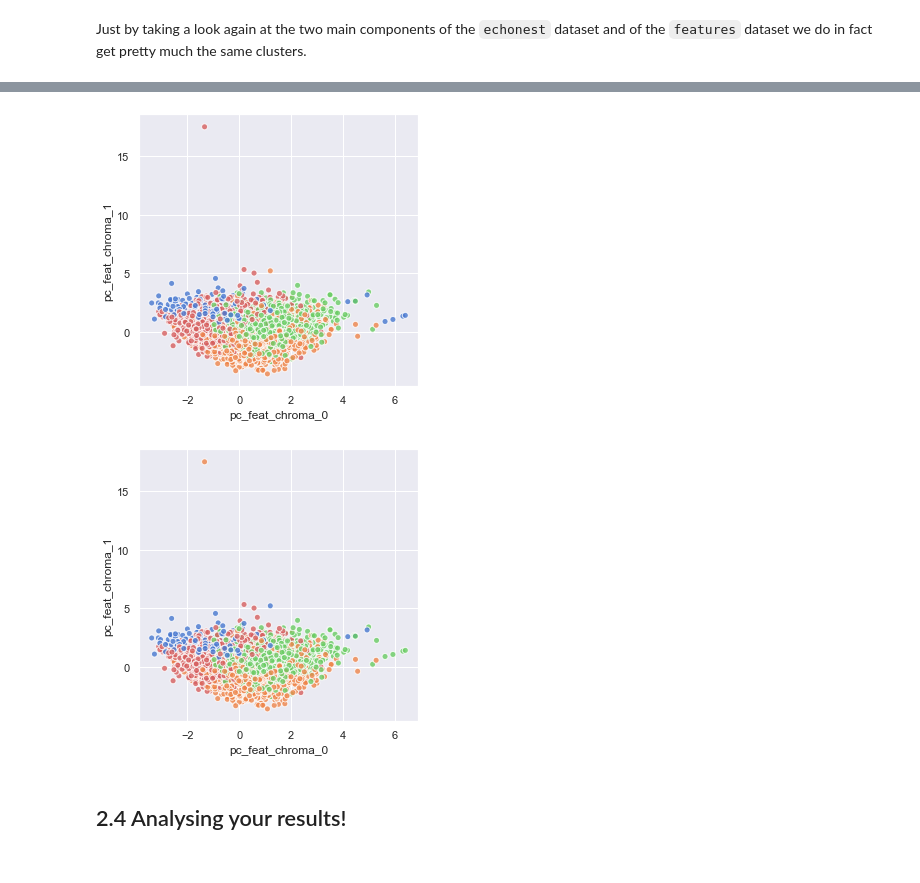
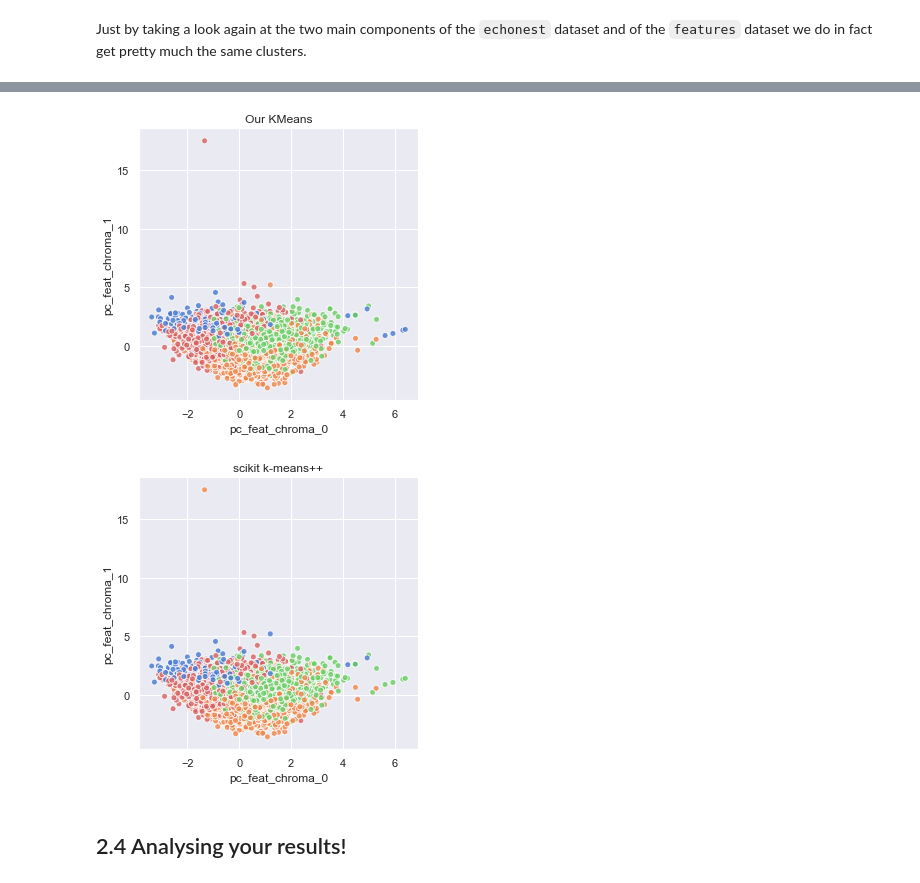
Before and after one commit to ClaraL27/ADM-HW4, a Jupyter notebook: main.ipynb, the cells around one changed output, grey strips where cells are left out. Saved outputs shown, nothing was run; the diff lists cells and outputs as text; code cells hidden in the pictures.

```diff
--- a/main.ipynb
+++ b/main.ipynb
@@ -714,26 +716,28 @@ plt.show()
 # %%
 # two of the main components of 'features'
 x = clust_df.iloc[:,0]
 y = clust_df.iloc[:,1]
 
 # our model
 plt.figure(figsize = (5,5))
+plt.title("Our KMeans")
 model.display(x, y)
 plt.show()
 
 # sci-kit's model
 plt.figure(figsize = (5,5))
+plt.title("scikit k-means++")
 plt.scatter(x, y,
             edgecolors = "white",
             alpha = 0.8,
             color = [sns.color_palette("muted")[label]
                              for label in new_labels])
 plt.xlabel(x.name)
 plt.ylabel(y.name)
 plt.show()
 # %% [output]
-[figure, old version]
+[figure, new version]
-[figure, old version]
+[figure, new version]
 # %% [markdown]
 ## 2.4 Analysing your results!
 # %% [markdown]
```
Also changed, not shown: parts of 3 cells of this notebook.
